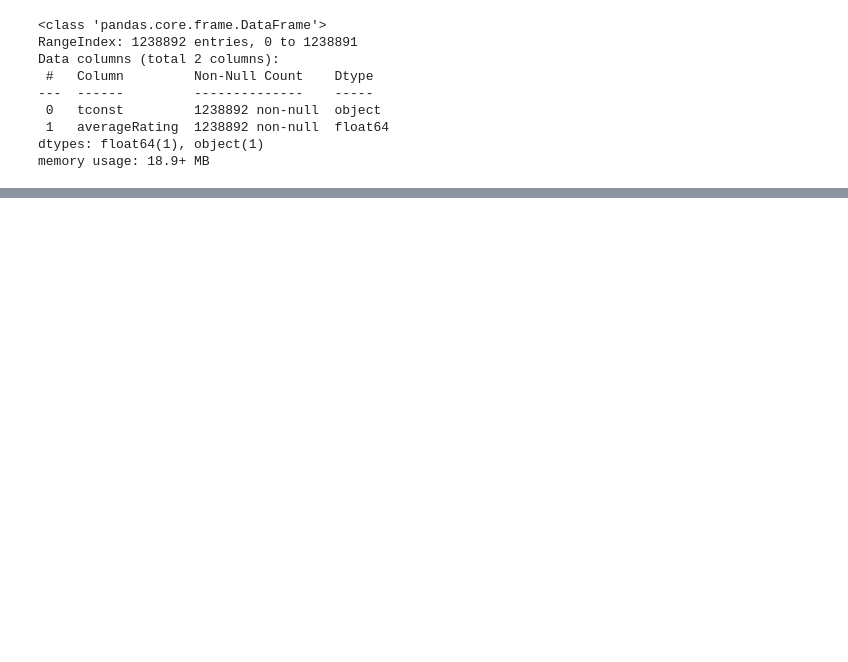
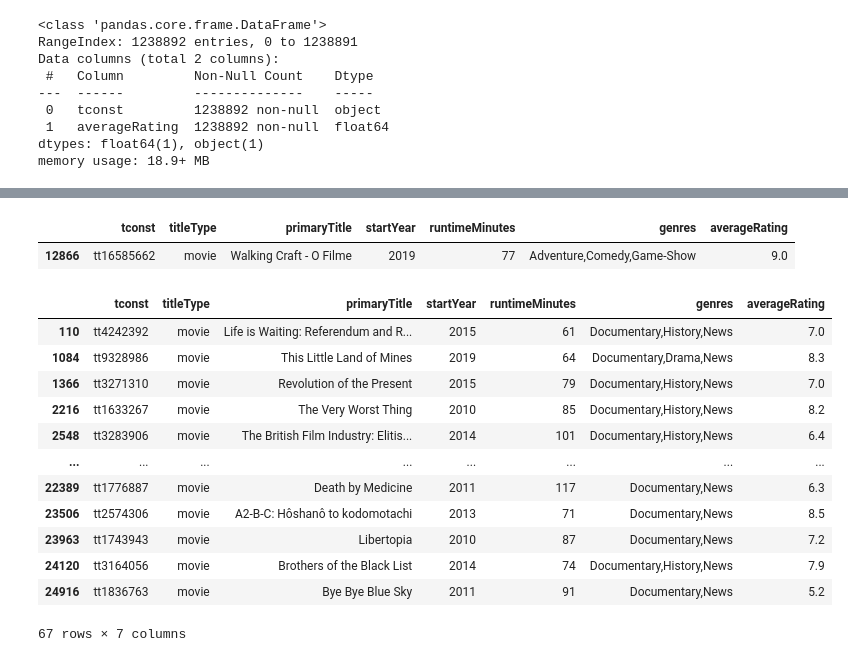
Before and after one commit to TGB85/ycn10data, a Jupyter notebook: TB_imdb.ipynb, the cells around one changed output, grey strips where cells are left out. Drawn from its saved outputs; the diff is of its cells as text; code cells hidden in the pictures; blank space fills up the shorter version.

```diff
--- a/TB_imdb.ipynb
+++ b/TB_imdb.ipynb
@@ -133,0 +125,3 @@ dtype: float64
+# %%
+# year
+titles.startYear = titles.startYear.astype('int64')
@@ -133,0 +132,5 @@ dtype: float64
+# %%
+titles.drop(titles.loc[titles.startYear < 1942].index, inplace=True)
+# %%
+# runtime
+titles.runtimeMinutes = titles.runtimeMinutes.astype('int64')
@@ -133,0 +155,3 @@ dtype: float64
+# %%
+# inner join ratings
+t_with_ratings = titles.merge(ratings, how='inner', on='tconst')
@@ -133,0 +214,21 @@ dtype: float64
+# %%
+t_with_ratings[t_with_ratings.genres.str.contains('Game-Show')]
+# %% [output]
+|  | tconst | titleType | primaryTitle | startYear | runtimeMinutes | genres | averageRating |
+| 12866 | tt16585662 | movie | Walking Craft - O Filme | 2019 | 77 | Adventure,Comedy,Game-Show | 9.0 |
+# %%
+t_with_ratings[t_with_ratings.genres.str.contains('News')] # 67 rows
+# %% [output]
+|  | tconst | titleType | primaryTitle | startYear | runtimeMinutes | genres | averageRating |
+| 110 | tt4242392 | movie | Life is Waiting: Referendum and R... | 2015 | 61 | Documentary,History,News | 7.0 |
+| 1084 | tt9328986 | movie | This Little Land of Mines | 2019 | 64 | Documentary,Drama,News | 8.3 |
+| 1366 | tt3271310 | movie | Revolution of the Present | 2015 | 79 | Documentary,History,News | 7.0 |
+| 2216 | tt1633267 | movie | The Very Worst Thing | 2010 | 85 | Documentary,History,News | 8.2 |
+| 2548 | tt3283906 | movie | The British Film Industry: Elitis... | 2014 | 101 | Documentary,History,News | 6.4 |
+| ... | ... | ... | ... | ... | ... | ... | ... |
+| 22389 | tt1776887 | movie | Death by Medicine | 2011 | 117 | Documentary,News | 6.3 |
+| 23506 | tt2574306 | movie | A2-B-C: Hôshanô to kodomotachi | 2013 | 71 | Documentary,News | 8.5 |
+| 23963 | tt1743943 | movie | Libertopia | 2010 | 87 | Documentary,News | 7.2 |
+| 24120 | tt3164056 | movie | Brothers of the Black List | 2014 | 74 | Documentary,History,News | 7.9 |
+| 24916 | tt1836763 | movie | Bye Bye Blue Sky | 2011 | 91 | Documentary,News | 5.2 |
+67 rows × 7 columns
```
Also changed, not shown: parts of 67 cells of this notebook, 4 other files.
